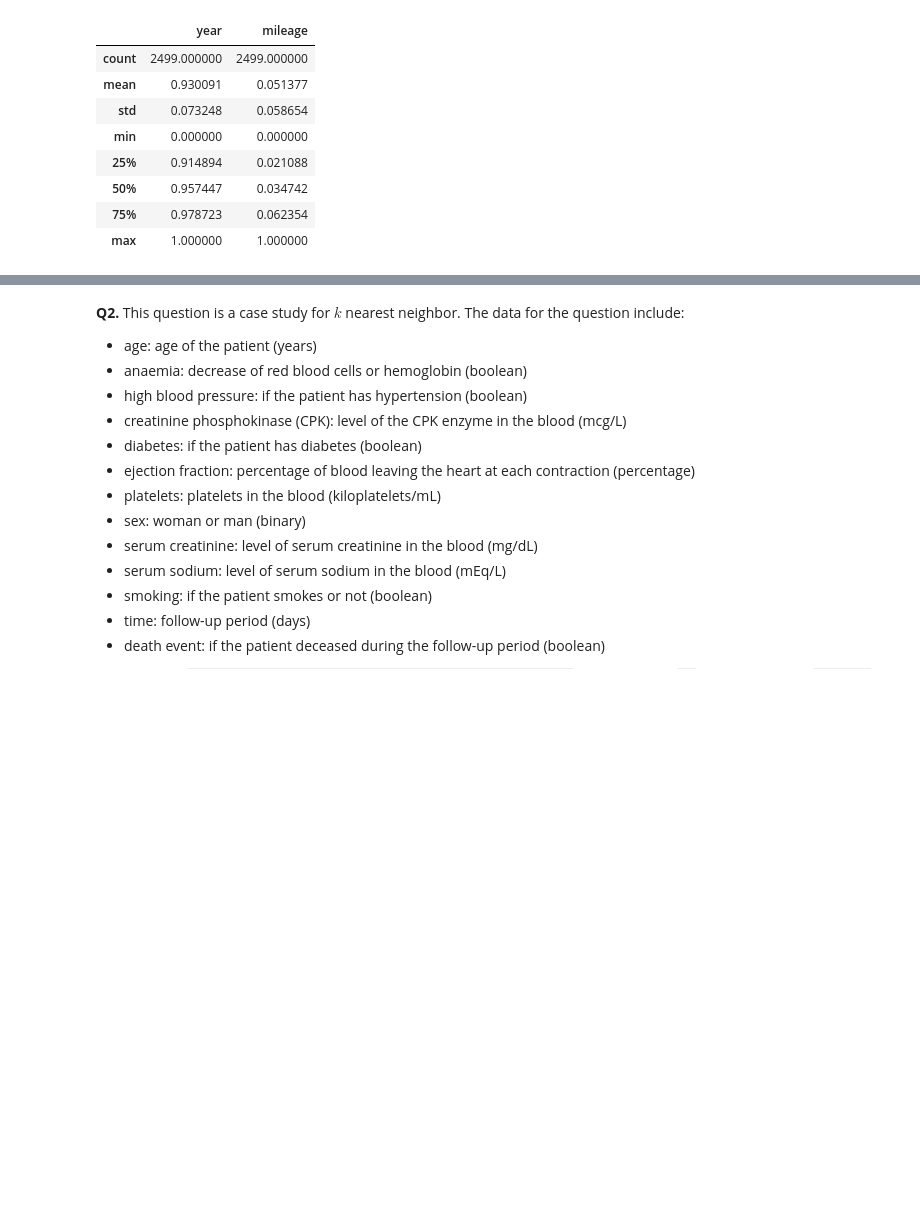
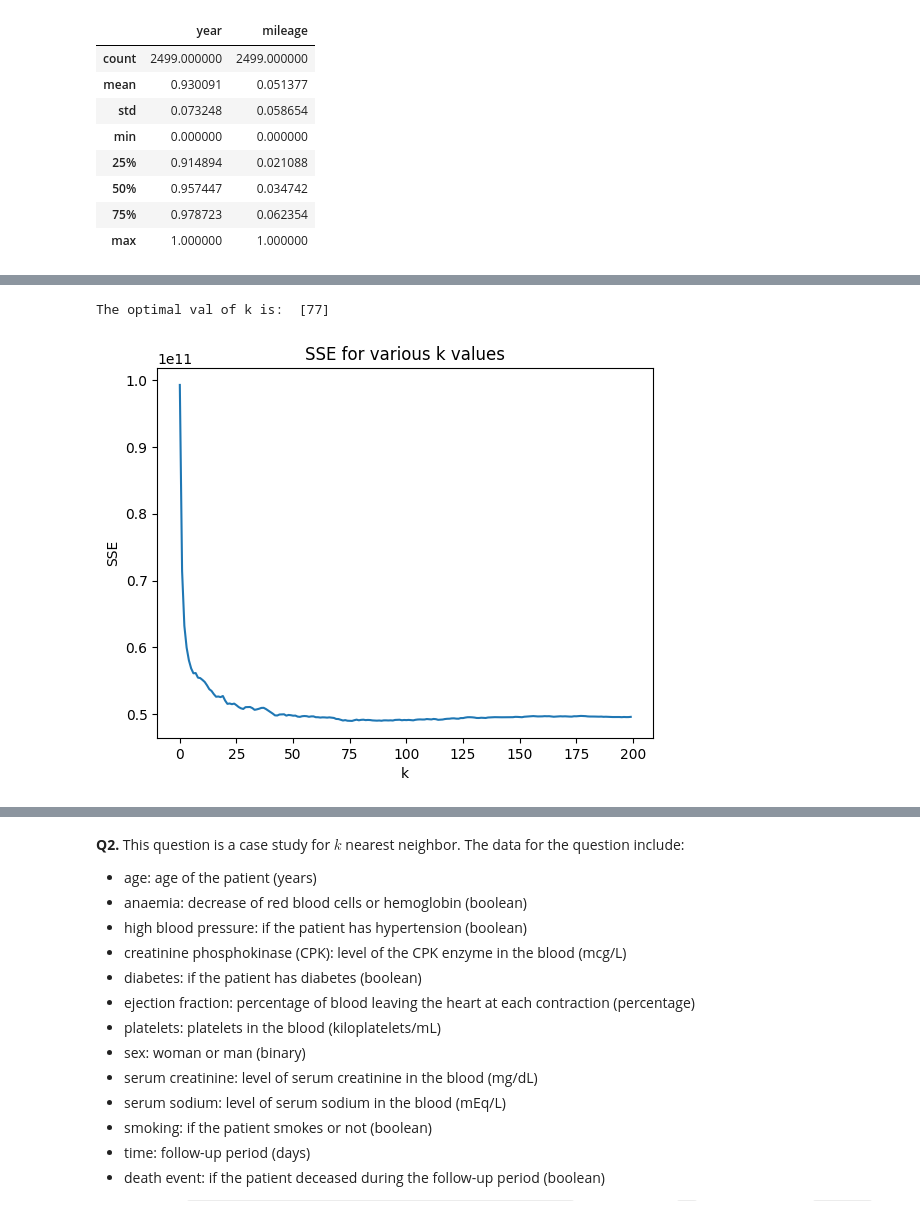
Before and after one commit to vrhughes/knn, a Jupyter notebook: assignment_knn.ipynb, the cells around one changed output, grey strips where cells are left out. Cells and saved outputs as stored; diff of their text form; code cells hidden in the pictures; blank space fills up the shorter version.

```diff
--- a/assignment_knn.ipynb
+++ b/assignment_knn.ipynb
@@ -128,0 +128,25 @@ The optimal val of k is:  [5]
+# %%
+# Question 1 Part 5
+# plotting SSE over k values
+ks = 200 # Number of k's to try
+SSE2 = np.zeros(ks) # We'll store the SSE here
+
+for k in range(ks):
+    model = KNeighborsRegressor(n_neighbors=k+1)
+    fitted = model.fit(X_train,y_train)
+    y_hat = fitted.predict(X_test) # predict values for test set
+    SSE2[k] = np.sum( (y_test-y_hat)**2 ) # save the computed SSE for test set
+
+SSE2_min = np.min(SSE2)
+min_index = np.where(SSE2 == SSE2_min)
+k_star = min_index[0]+1
+print('The optimal val of k is: ', k_star)
+
+plt.plot(np.arange(0, ks), SSE2) # Plot SSE by k
+plt.xlabel("k")
+plt.ylabel("SSE")
+plt.title('SSE for various k values')
+plt.show()
+# %% [output]
+The optimal val of k is:  [77]
+[figure, added]
```
Also changed, not shown: parts of 3 cells of this notebook.
